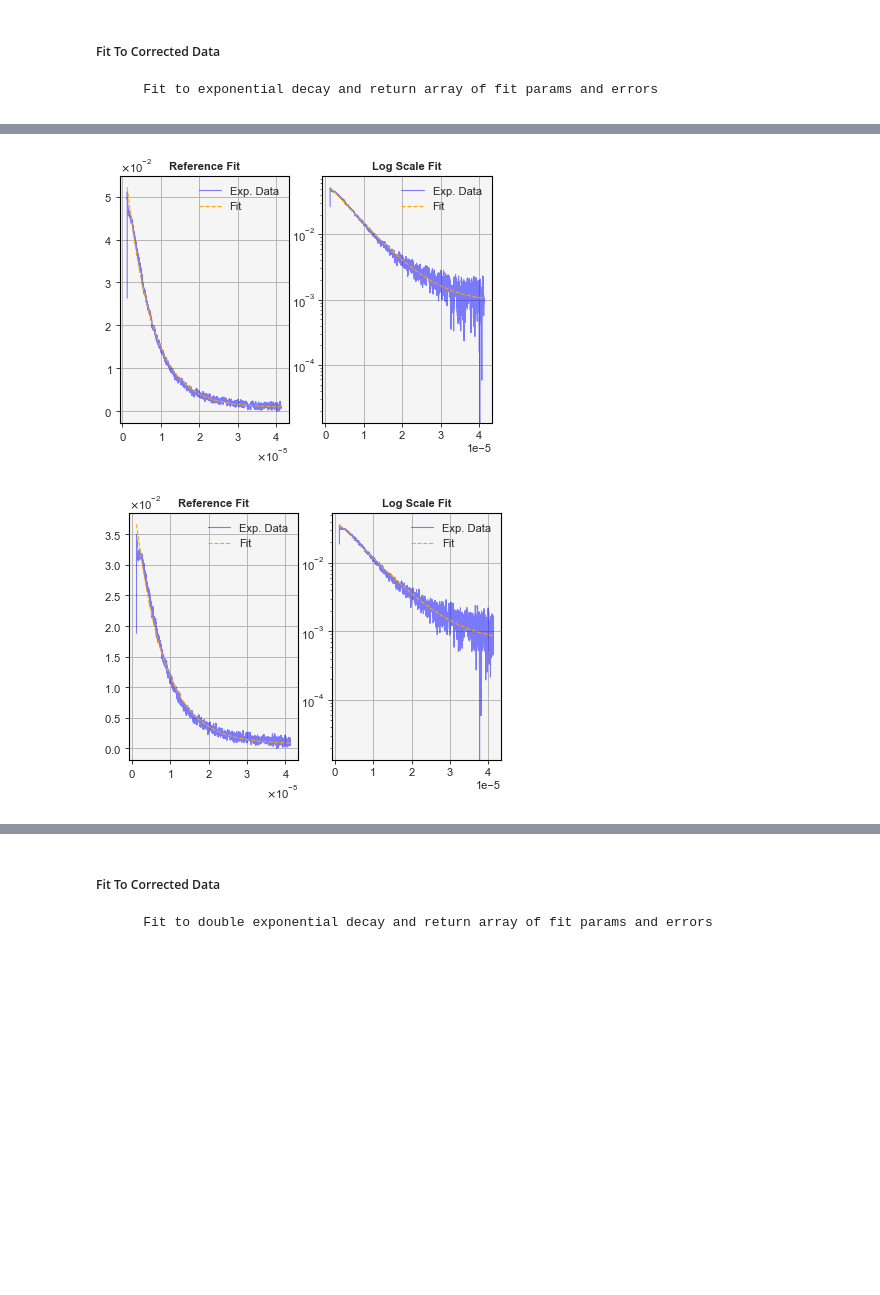
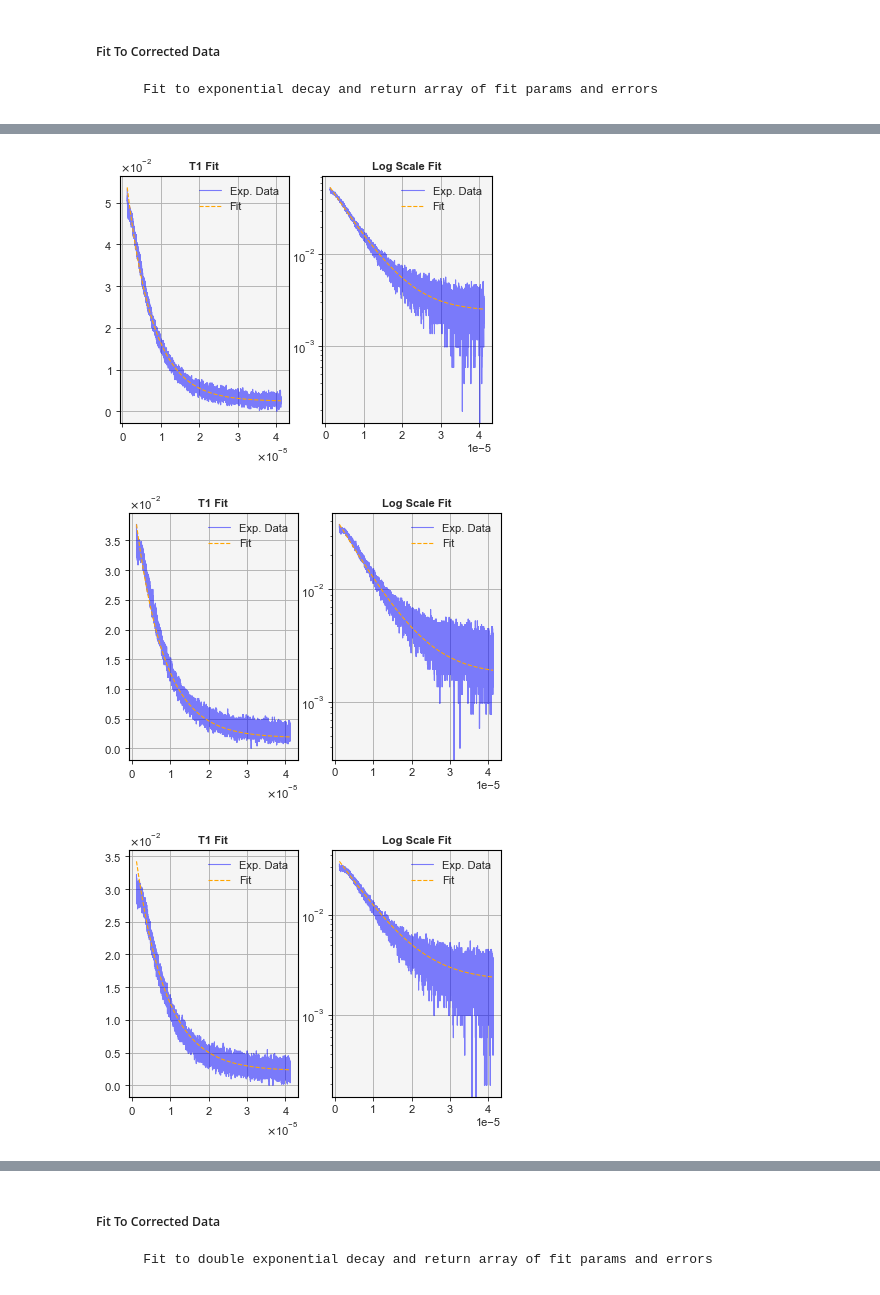
Before and after one commit to SMK-UK/Spectroscopy, a Jupyter notebook: T1_Analysis.ipynb, the cells around one changed output, grey strips where cells are left out. Drawn from its saved outputs; the diff is of its cells as text; code cells hidden in the pictures; blank space fills up the shorter version.

Commit message:
massive update to data handling

```diff
--- a/T1_Analysis.ipynb
+++ b/T1_Analysis.ipynb
@@ -11,19 +11,20 @@ import spec_funcs as sf
 import fit_funcs as ff
 from filter_funcs import moving_av
 from scipy.signal import fftconvolve
+from scipy.integrate import simpson
 import numpy as np
 import matplotlib.pyplot as mp
 
 mp.style.use('signature.mplstyle')
 
-path = r"C:\Users\sk88\Desktop\test_T1"
+path = r"C:\Users\Keena\Desktop\0329_Fluor_duration"
 # %%
 folder_list, file_list = sf.dir_interogate(path, extensions=('.csv', '.txt'))
 path_names = sf.read_files(folder_list, file_list)
-selected_files = [sf.search_paths(paths, keys=['.txt']) for paths in path_names]
-info_paths = [column[0] for column in selected_files]
+selected_files = [sf.search_paths(paths, keys=('.txt',)) for paths in path_names]
+info_paths = [text_file for columns in selected_files for text_file in columns[0]]
 excel_paths = [column[1] for column in selected_files]
-info_folders = [[sf.open_excel(os.path.join(path, file_path)) for file_path in info_file_paths] for info_file_paths in info_paths]
+info_files = [sf.open_text(os.path.join(path, file_path)) for file_path in info_paths]
 excel_folders = [[sf.open_excel(os.path.join(path, file_path)) for file_path in excel_file_paths] for excel_file_paths in excel_paths]
 # %% [markdown]
 
@@ -178,22 +197,23 @@ dI0 : 64689.24 mV, dT1 : 0.001 us, dY0 : 63.42 mV
 
         Fit to exponential decay and return array of fit params and errors
 # %%
-zipped_sgl_data = zip(time_cut_data_sets, trans_avg_cor, list_of_maxs, list_of_mins)
-fit_sgl_set = [[ff.fit_exp_decay(time, trans, params=(0.3*max_val, guess_T1, min_val)) for time, trans, max_val, min_val in zip(timme_set, trans_set, max_set, min_set)] for timme_set, trans_set, max_set, min_set in zipped_sgl_data]
+zipped_sgl_data = zip(time_cut_data_sets, trans_corrected, list_of_maxs, list_of_mins)
+fit_sgl_sets = [[ff.fit_exp_decay(time, trans, params=(0.3*max_val, guess_T1, min_val)) for time, trans, max_val, min_val in zip(time_set, trans_set, max_set, min_set)] for time_set, trans_set, max_set, min_set in zipped_sgl_data]
+fit_data_sets = [[ff.exp_decay(np.array(time), *fit[0]) for time, fit in zip(time_set, fit_set)] for time_set, fit_set in zip(time_cut_data_sets, fit_sgl_sets)]
 
 # loop over references - fit and plot data of one set per folder
-for idx, fitted_set in enumerate(fit_sgl_set):
+for idx, fitted_set in enumerate(fit_sgl_sets):
 
     fig, ax = mp.subplots(nrows=1, ncols=2)
 
-    ax[0].set_title('Reference Fit')
-    ax[0].plot(time_cut_data_sets[idx][0], trans_avg_cor[idx][0], color='blue', alpha=0.5, label='Exp. Data')
+    ax[0].set_title('T1 Fit')
+    ax[0].plot(time_cut_data_sets[idx][0], trans_corrected[idx][0], color='blue', alpha=0.5, label='Exp. Data')
     ax[0].plot(time_cut_data_sets[idx][0], ff.exp_decay(np.array(time_cut_data_sets[idx][0]), *fitted_set[idx][0]), color='orange', linestyle='--', alpha=1, label='Fit')
     ax[0].ticklabel_format(axis='both', style='sci', scilimits=(0,0), useMathText = True)
     ax[0].legend()
 
     ax[1].set_title('Log Scale Fit')
-    ax[1].plot(time_cut_data_sets[idx][0], trans_avg_cor[idx][0], color='blue', alpha=0.5, label='Exp. Data')
+    ax[1].plot(time_cut_data_sets[idx][0], trans_corrected[idx][0], color='blue', alpha=0.5, label='Exp. Data')
     ax[1].plot(time_cut_data_sets[idx][0], ff.exp_decay(np.array(time_cut_data_sets[idx][0]), *fitted_set[idx][0]), color='orange', linestyle='--', alpha=1, label='Fit')
     ax[1].set_yscale('log')
     ax[1].legend()
@@ -204,6 +224,7 @@ for idx, fitted_set in enumerate(fit_sgl_set):
     print('Fit Error data[{0}]:'.format(idx))
     print("dI0 : {0:2.2f} mV, dT1 : {1:2.3f} us, dY0 : {2:2.2f} mV \n".format(*fitted_set[idx][-1]*1E6))
 
-ref_fall_times = [[T1[1][0] for T1 in reference_fitted] for reference_fitted in reference_fit_sets]
+T1_times = [[T1[0][1] for T1 in fitted] for fitted in fit_sgl_sets]
+T1_binned = [sf.bin_data(T1_set, len(T1_set)//2) for T1_set in T1_times]
 # %% [output]
 Fit Params data[0]:
@@ -218,2 +247,3 @@ dI0 : 24.71 mV, dT1 : 0.007 us, dY0 : 6.92 mV
-[figure, old version]
+[figure, new version]
-[figure, old version]
+[figure, new version]
+[figure, added]
```
Also changed, not shown: parts of 10 cells of this notebook, 2 other files.
